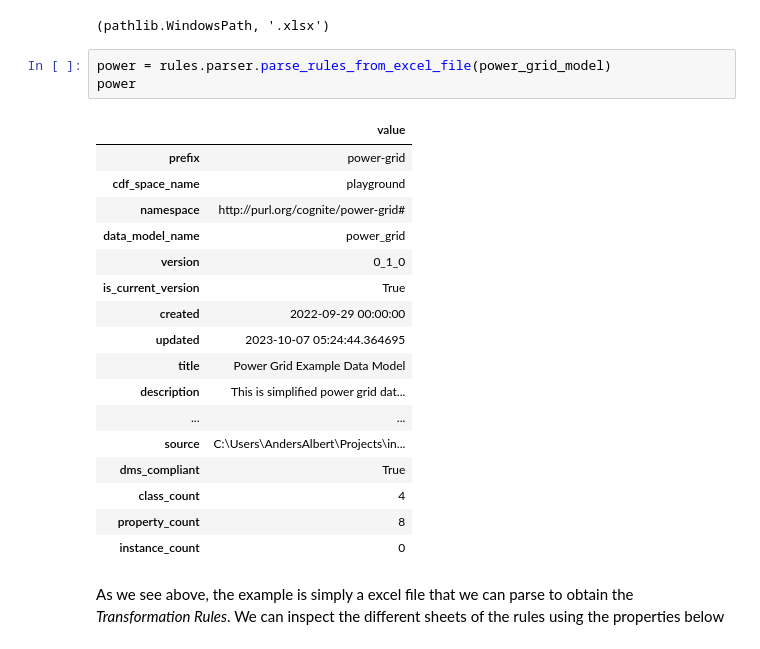
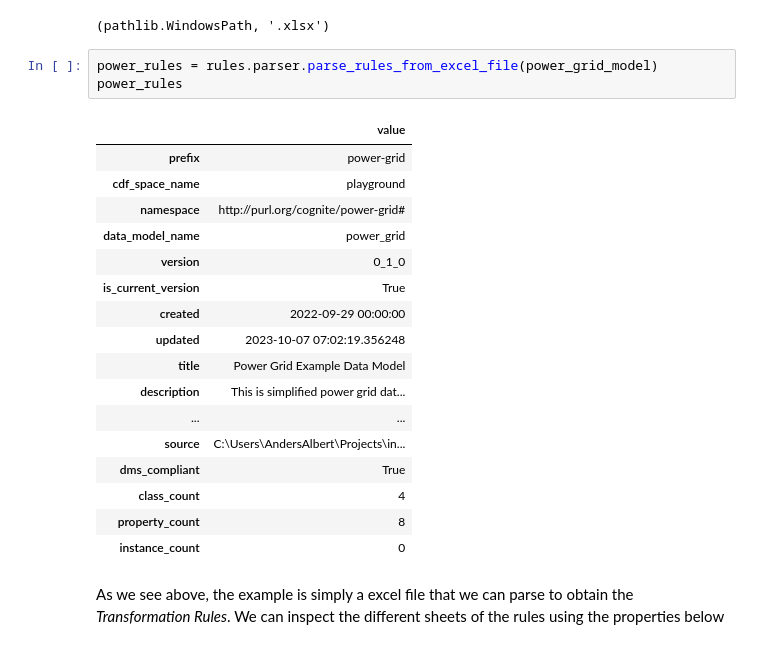
Before and after one commit to cognitedata/neat, a Jupyter notebook: docs/tutorial/notebooks/part-1-data-model-generation.ipynb, the cells around one changed output. Cells and saved outputs as stored; diff of their text form.

```diff
--- a/docs/tutorial/notebooks/part-1-data-model-generation.ipynb
+++ b/docs/tutorial/notebooks/part-1-data-model-generation.ipynb
@@ -28,18 +28,18 @@ type(power_grid_model), power_grid_model.suffix
 # %% [output]
 (pathlib.WindowsPath, '.xlsx')
 # %%
-power = rules.parser.parse_rules_from_excel_file(power_grid_model)
-power
+power_rules = rules.parser.parse_rules_from_excel_file(power_grid_model)
+power_rules
 # %% [output]
 |  | value |
 | prefix | power-grid |
 | cdf_space_name | playground |
 | namespace | http://purl.org/cognite/power-grid# |
 | data_model_name | power_grid |
 | version | 0_1_0 |
 | is_current_version | True |
 | created | 2022-09-29 00:00:00 |
-| updated | 2023-10-07 05:24:44.364695 |
+| updated | 2023-10-07 07:02:19.356248 |
 | title | Power Grid Example Data Model |
 | description | This is simplified power grid dat... |
 | ... | ... |
```
Also changed, not shown: parts of 21 cells of this notebook, 1 other file.
